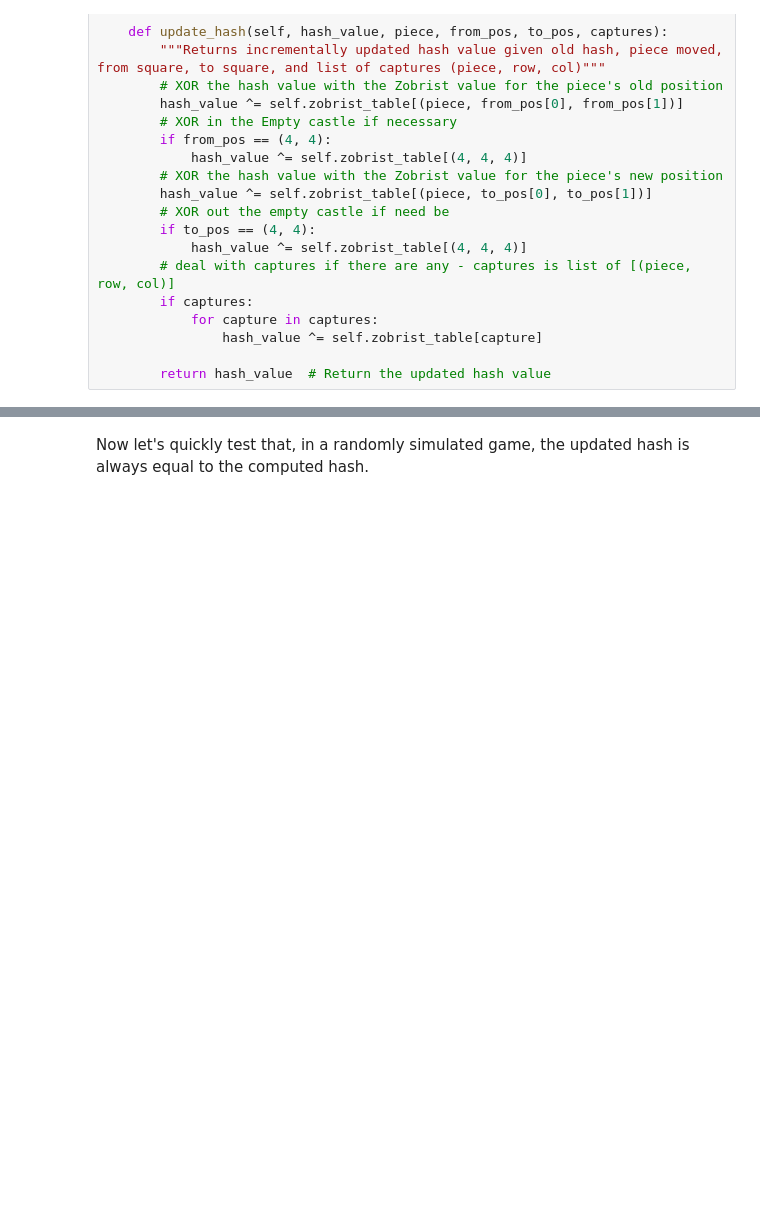
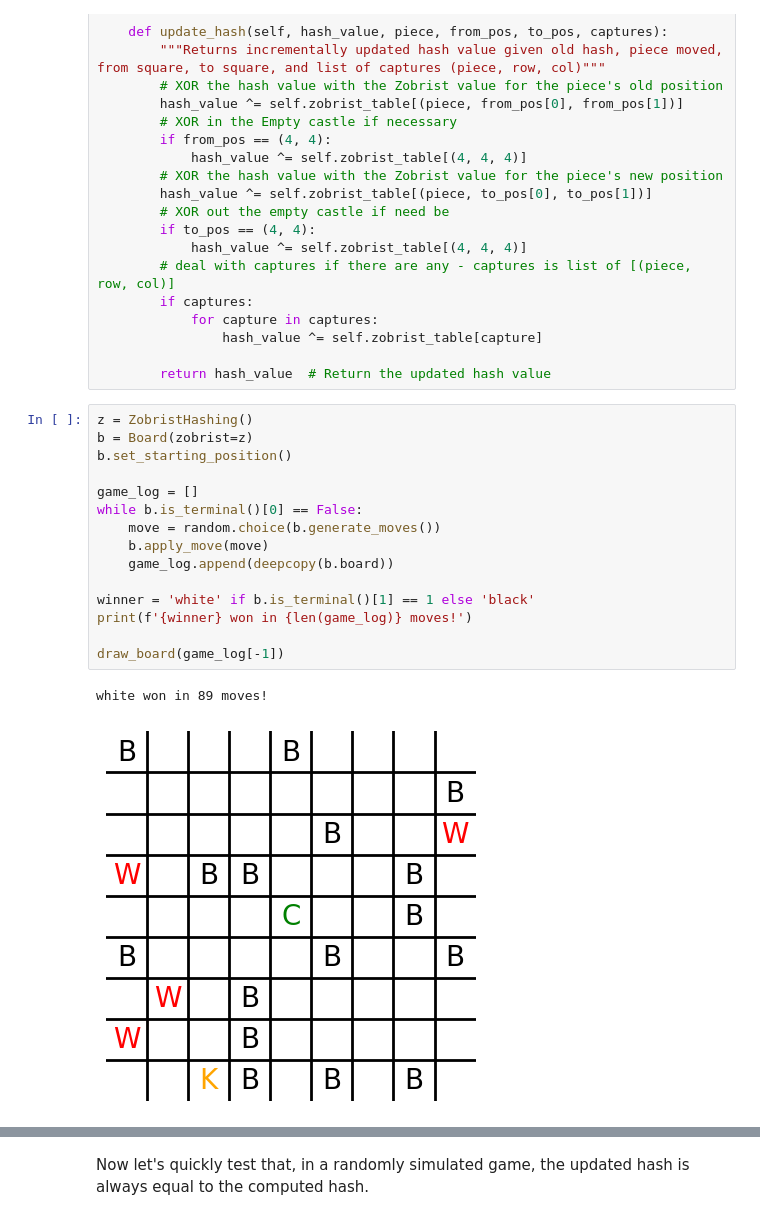
Before and after one commit to pemabi/tafl, a Jupyter notebook: muninn/tablut/tablut_rl.ipynb, the cells around one changed output, grey strips where cells are left out. Cells and saved outputs as stored; diff of their text form; blank space fills up the shorter version.

```diff
--- a/muninn/tablut/tablut_rl.ipynb
+++ b/muninn/tablut/tablut_rl.ipynb
@@ -434,4 +418,22 @@ class ZobristHashing:
                 hash_value ^= self.zobrist_table[capture]
 
         return hash_value  # Return the updated hash value
+# %%
+z = ZobristHashing()
+b = Board(zobrist=z)
+b.set_starting_position()
+
+game_log = []
+while b.is_terminal()[0] == False:
+    move = random.choice(b.generate_moves())
+    b.apply_move(move)
+    game_log.append(deepcopy(b.board))
+
+winner = 'white' if b.is_terminal()[1] == 1 else 'black'
+print(f'{winner} won in {len(game_log)} moves!')
+
+draw_board(game_log[-1])
+# %% [output]
+white won in 89 moves!
+[figure, added]
 # %%
```
Also changed, not shown: parts of 34 cells of this notebook, 1 other file.
